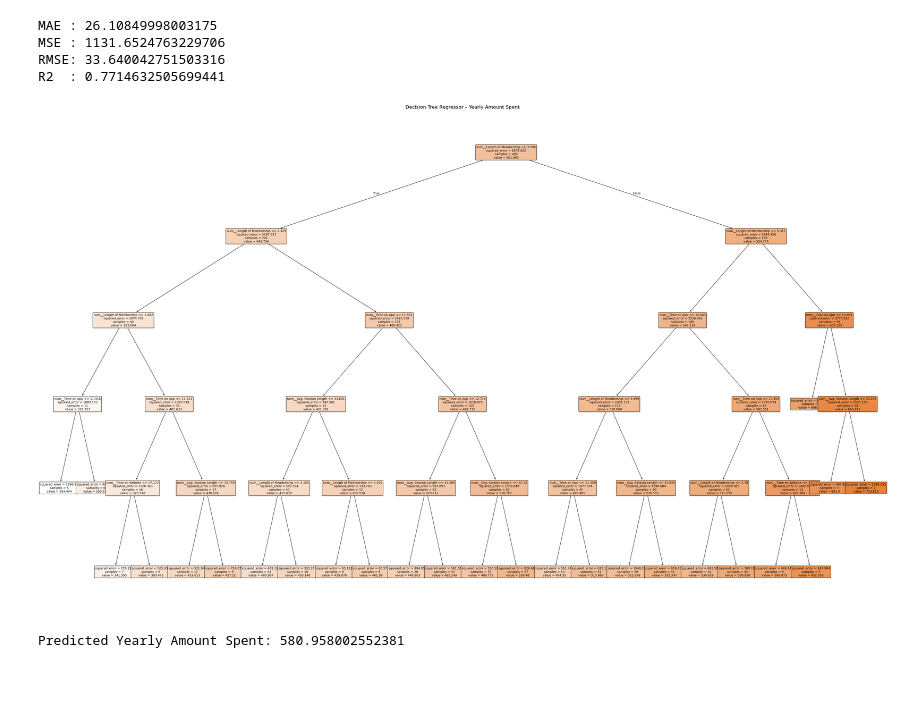
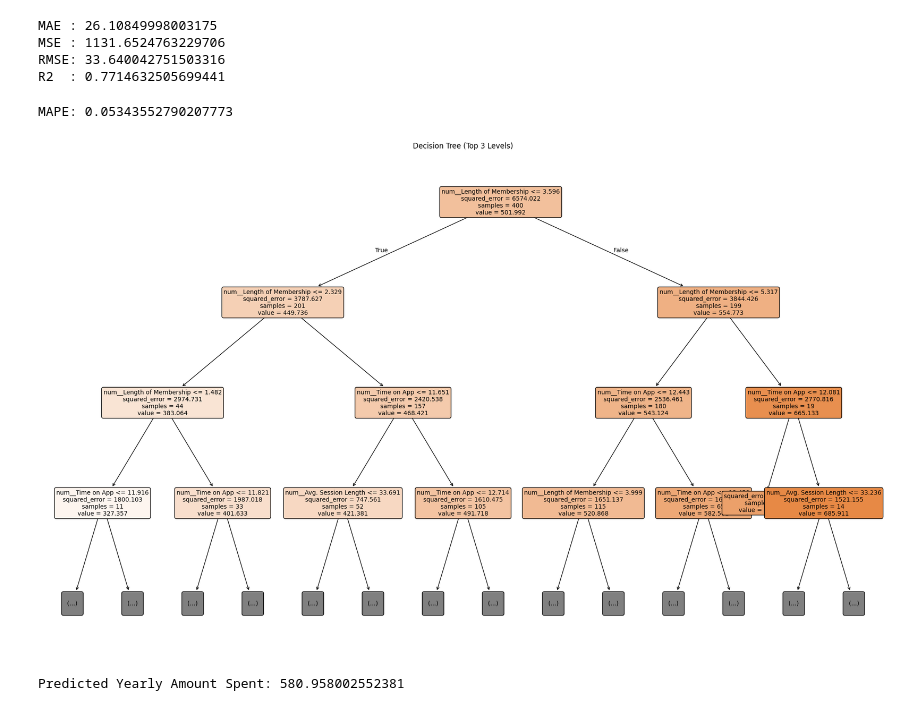
Before and after one commit to coder-Basundhara/Inhouse-training-projects, a Jupyter notebook: InhouseIntershipselfproject.ipynb, the cells around one changed output. Drawn from its saved outputs; the diff is of its cells as text; code cells hidden in the pictures; blank space fills up the shorter version.

```diff
--- a/InhouseIntershipselfproject.ipynb
+++ b/InhouseIntershipselfproject.ipynb
@@ -100,30 +101,28 @@ MAE : 26.10849998003175
 MSE : 1131.6524763229706
 RMSE: 33.640042751503316
 R2  : 0.7714632505699441
+# %%
+from sklearn.metrics import mean_absolute_percentage_error
+
+mape = mean_absolute_percentage_error(y_test, y_pred)
+print("MAPE:", mape)
+# %% [output]
+MAPE: 0.05343552790207773
 # %%
-# Extract trained tree
-trained_tree = model.named_steps["decision_tree"]
-
-# Get feature names after one-hot encoding
-feature_names = (
-    model.named_steps["preprocessor"]
-    .get_feature_names_out()
-)
-
-plt.figure(figsize=(50, 30))
-
+plt.figure(figsize=(25, 15))
 plot_tree(
     trained_tree,
     feature_names=feature_names,
-    filled=True,          # 🎨 MULTI-COLOR NODES
+    filled=True,
     rounded=True,
+    max_depth=3,
     fontsize=10
 )
 
-plt.title("Decision Tree Regressor – Yearly Amount Spent", fontsize=16)
+plt.title("Decision Tree (Top 3 Levels)")
 plt.show()
 # %% [output]
-[figure, old version]
+[figure, new version]
 # %%
 new_customer = pd.DataFrame({
     "Avatar": ["Violet"],
```
Also changed, not shown: parts of 22 cells of this notebook.
